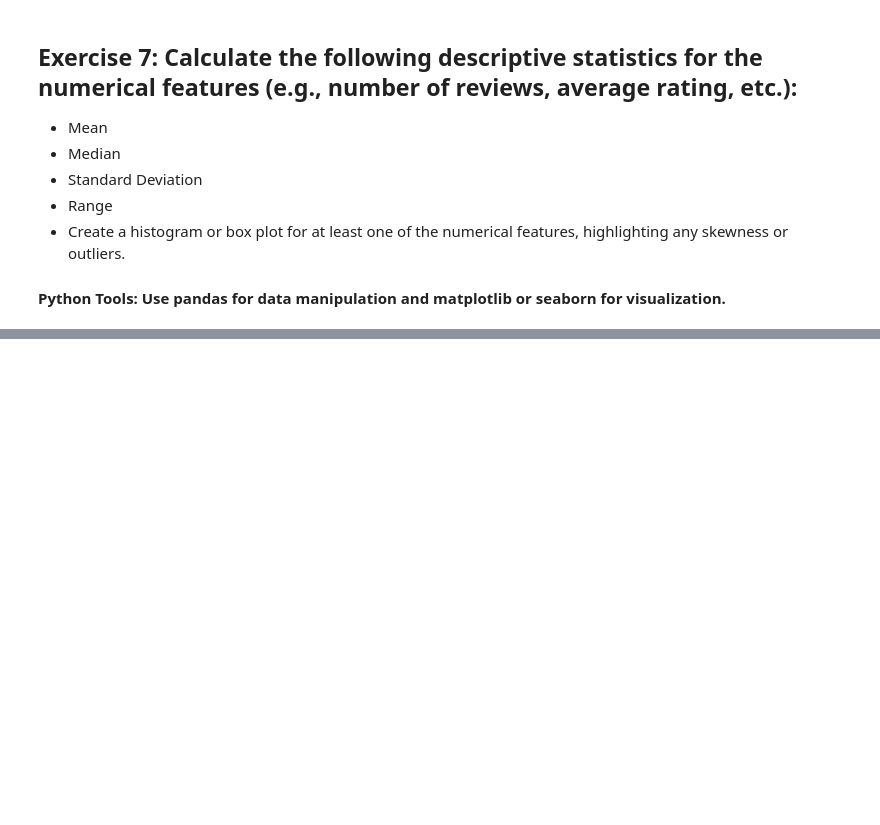
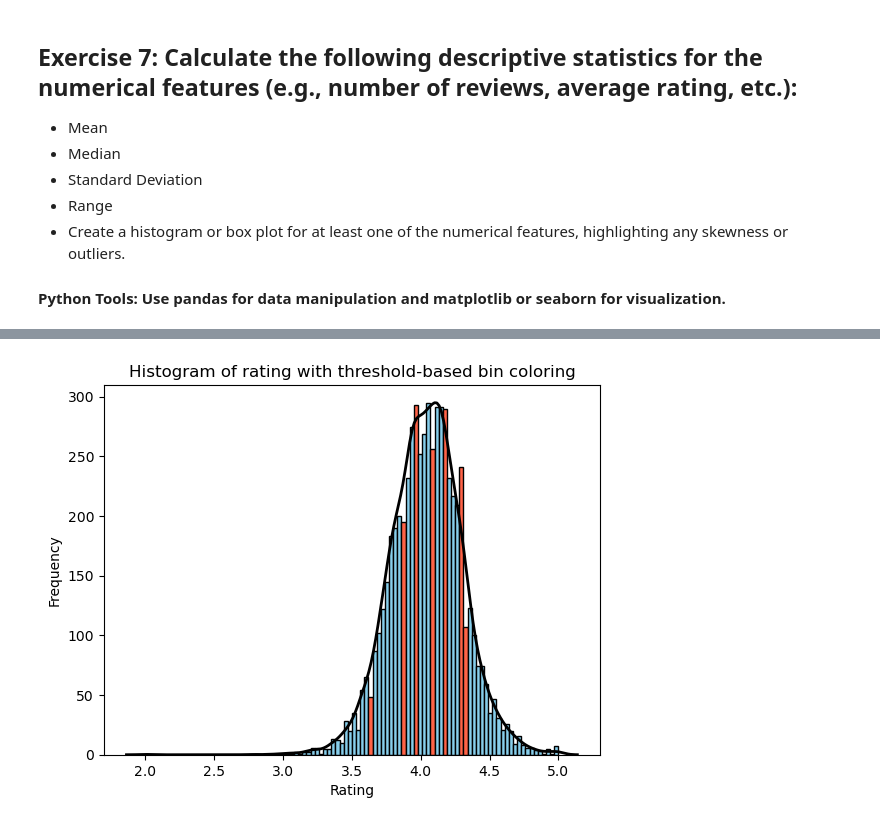
Before and after one commit to bram-villanueva/week02, a Jupyter notebook: Assignment3.ipynb, the cells around one changed output, grey strips where cells are left out. Saved outputs shown, nothing was run; the diff lists cells and outputs as text; code cells hidden in the pictures; blank space fills up the shorter version.

```diff
--- a/Assignment3.ipynb
+++ b/Assignment3.ipynb
@@ -286,0 +393,40 @@ df_sorted.to_csv("./data/hw-03-cleaned.csv", index=False)
+# %%
+data = week03m_df2['rating']
+
+# Compute histogram data
+counts, bins, patches = plt.hist(data, bins=100, edgecolor='black')
+
+# Compute KDE curve
+kde = sns.kdeplot(data, bw_adjust=1).get_lines()[0]
+x_kde, y_kde = kde.get_data()
+plt.clf()  # clear the initial kde plot
+
+# Choose a threshold (for example, 0.05)
+threshold = 20
+
+# Plot histogram again and color bins based on condition
+counts, bins, patches = plt.hist(data, bins=100, edgecolor='black')
+
+for count, patch, left, right in zip(counts, patches, bins[:-1], bins[1:]):
+    # Find midpoint of the bin and KDE value there
+    midpoint = (left + right) / 2
+    kde_val = np.interp(midpoint, x_kde, y_kde)
+    bin_width = right - left
+    bin_expected_count = kde_val * bin_width * len(data)
+   # print(bin_expected_count, count)
+
+    # Color bins that go above the threshold
+    if abs(bin_expected_count - count) > threshold:
+        patch.set_facecolor('tomato')
+    else:
+        patch.set_facecolor('skyblue')
+
+# Replot KDE curve on top
+plt.plot(x_kde, y_kde * max(counts) / max(y_kde), color='black', lw=2)
+
+plt.title("Histogram of rating with threshold-based bin coloring")
+plt.xlabel("Rating")
+plt.ylabel("Frequency")
+plt.show()
+# %% [output]
+[figure, added]
```
Also changed, not shown: parts of 23 cells of this notebook.
